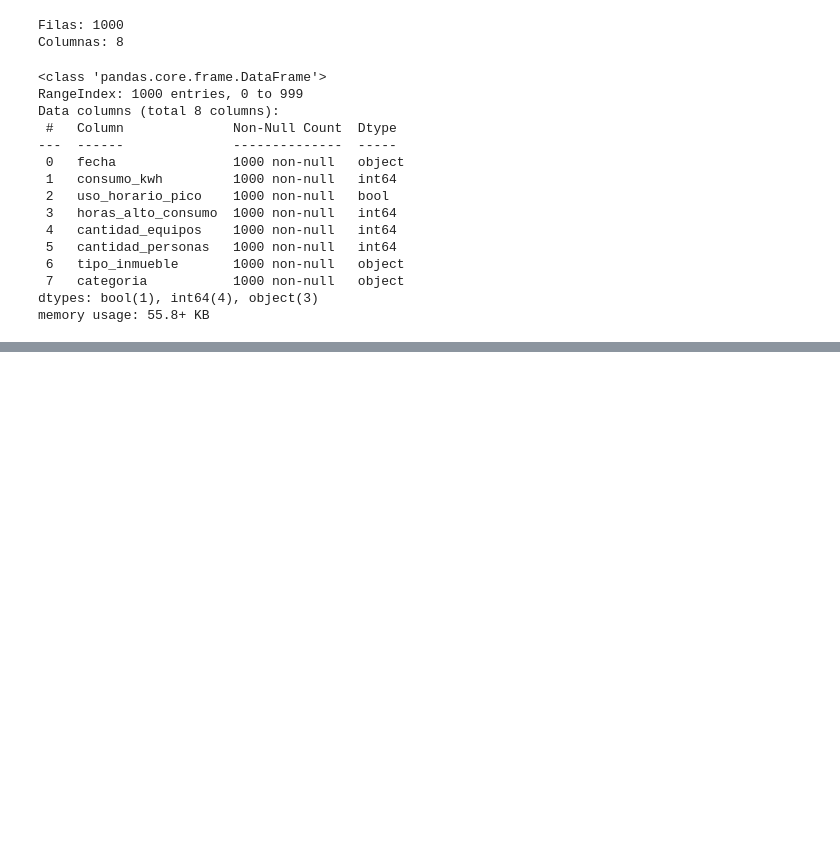
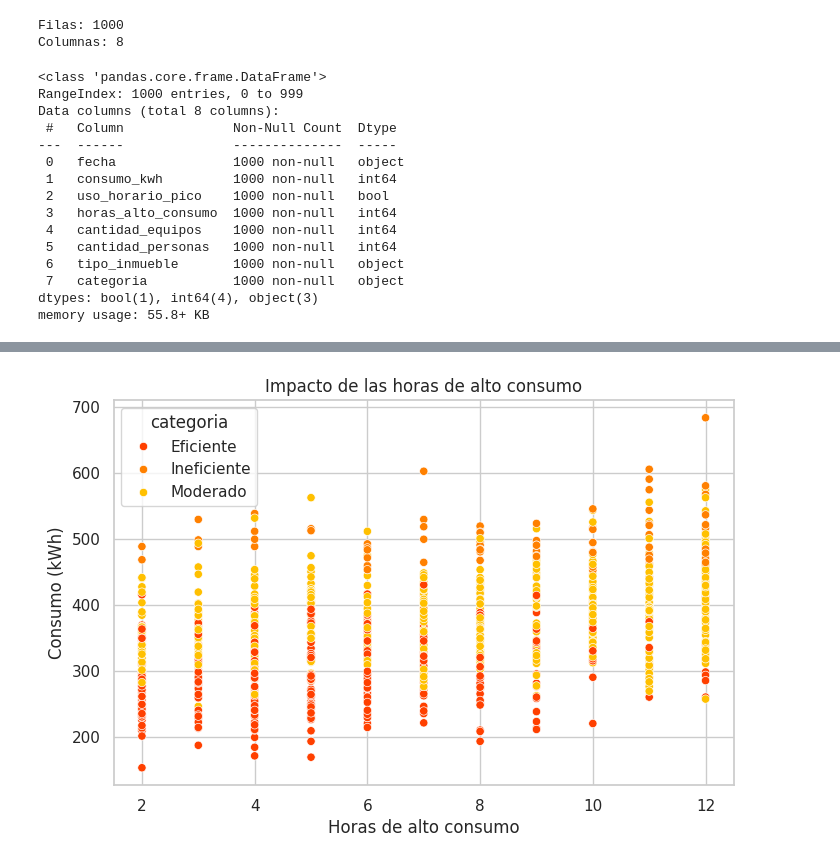
Before and after one commit to No-Country-simulation/G9-LATAM-TEAM-33, a Jupyter notebook: data-science/notebooks/EnergIA_Grupo33.ipynb, the cells around one changed output, grey strips where cells are left out. Drawn from its saved outputs; the diff is of its cells as text; code cells hidden in the pictures; blank space fills up the shorter version.

```diff
--- a/data-science/notebooks/EnergIA_Grupo33.ipynb
+++ b/data-science/notebooks/EnergIA_Grupo33.ipynb
@@ -505,0 +567,18 @@ dtype: float64
+# %%
+plt.figure(figsize=(8,5))
+
+sns.scatterplot(
+    data=df,
+    x="horas_alto_consumo",
+    y="consumo_kwh",
+    hue="categoria",
+    palette = "autumn"
+)
+
+plt.title("Impacto de las horas de alto consumo")
+plt.xlabel("Horas de alto consumo")
+plt.ylabel("Consumo (kWh)")
+
+plt.show()
+# %% [output]
+[figure, added]
```
Also changed, not shown: parts of 31 cells of this notebook, 1 other file.
